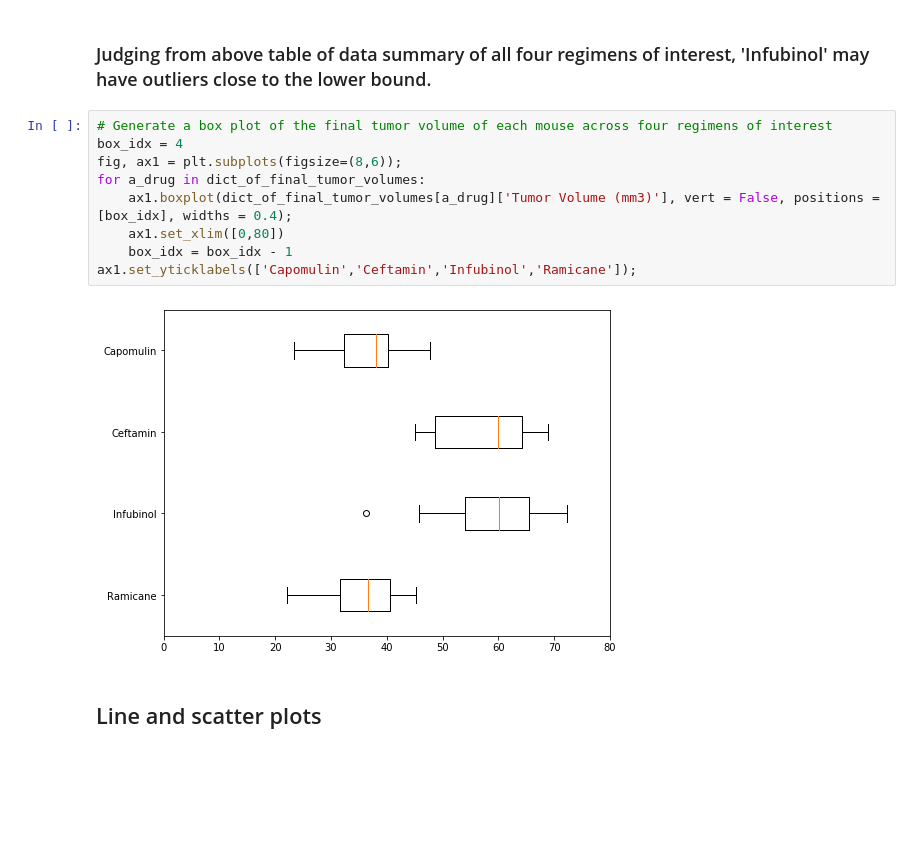
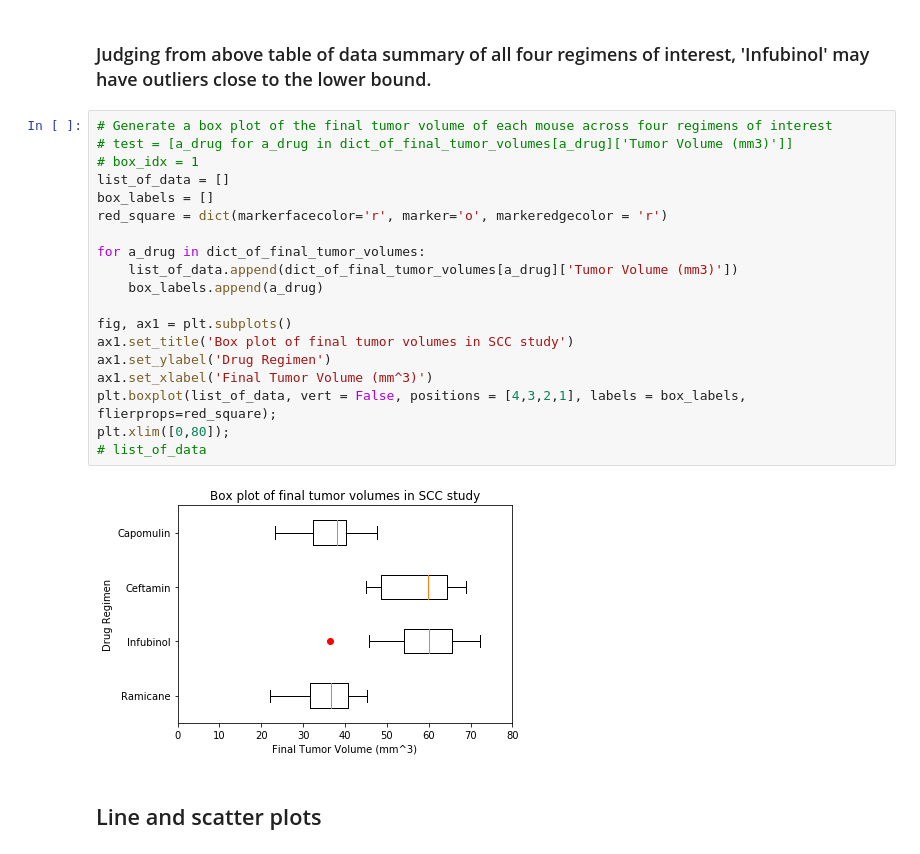
Before and after one commit to nqazimn/matplotlib-challenge, a Jupyter notebook: pymaceuticals_QAZINabeel_HW5.ipynb, the cells around one changed output. Drawn from its saved outputs; the diff is of its cells as text; blank space fills up the shorter version.

Commit message:
Updated boxplots using list of datas. Need to discuss with Paul

```diff
--- a/pymaceuticals_QAZINabeel_HW5.ipynb
+++ b/pymaceuticals_QAZINabeel_HW5.ipynb
@@ -176,17 +183,27 @@ quartiles_df.set_index([index_labels]).round(2)
 | Maximum | 47.69 | 68.92 | 72.23 | 45.22 |
 # %% [markdown]
 ### Judging from above table of data summary of all four regimens of interest, 'Infubinol' may have outliers close to the lower bound.
-# %%
-# Generate a box plot of the final tumor volume of each mouse across four regimens of interest
-box_idx = 4
-fig, ax1 = plt.subplots(figsize=(8,6));
-for a_drug in dict_of_final_tumor_volumes:
-    ax1.boxplot(dict_of_final_tumor_volumes[a_drug]['Tumor Volume (mm3)'], vert = False, positions = [box_idx], widths = 0.4);
-    ax1.set_xlim([0,80])
-    box_idx = box_idx - 1
-ax1.set_yticklabels(['Capomulin','Ceftamin','Infubinol','Ramicane']);
-# %% [output]
-[figure, removed]
+# %%
+# Generate a box plot of the final tumor volume of each mouse across four regimens of interest
+# test = [a_drug for a_drug in dict_of_final_tumor_volumes[a_drug]['Tumor Volume (mm3)']]
+# box_idx = 1
+list_of_data = []
+box_labels = []
+red_square = dict(markerfacecolor='r', marker='o', markeredgecolor = 'r')
+
+for a_drug in dict_of_final_tumor_volumes:
+    list_of_data.append(dict_of_final_tumor_volumes[a_drug]['Tumor Volume (mm3)'])
+    box_labels.append(a_drug)
+
+fig, ax1 = plt.subplots()
+ax1.set_title('Box plot of final tumor volumes in SCC study')
+ax1.set_ylabel('Drug Regimen')
+ax1.set_xlabel('Final Tumor Volume (mm^3)')
+plt.boxplot(list_of_data, vert = False, positions = [4,3,2,1], labels = box_labels, flierprops=red_square);
+plt.xlim([0,80]);
+# list_of_data
+# %% [output]
+[figure, added]
 # %% [markdown]
 ## Line and scatter plots
 # %%
```
Also changed, not shown: parts of 2 cells of this notebook.
